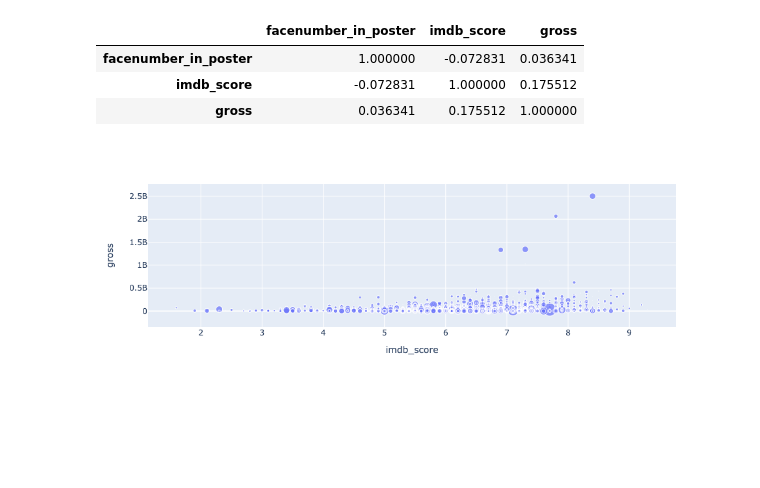
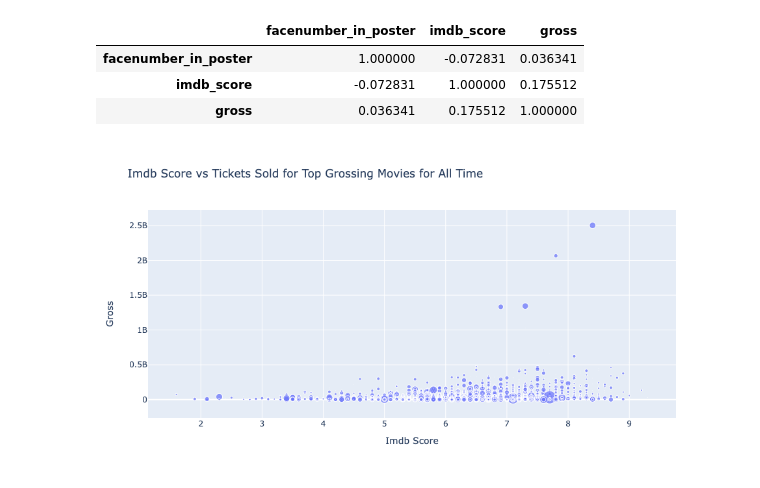
Before and after one commit to williar01/Hollywood---Project, a Jupyter notebook: Hollywood Tyler/Tyleranalysis1.ipynb, the cells around one changed output. Cells and saved outputs as stored; diff of their text form; code cells hidden in the pictures; blank space fills up the shorter version.

```diff
--- a/Hollywood Tyler/Tyleranalysis1.ipynb
+++ b/Hollywood Tyler/Tyleranalysis1.ipynb
@@ -100,8 +101,9 @@ all_movies_faces.corr() #for overall, all movies, multiple countries
 | gross | 0.036341 | 0.175512 | 1.000000 |
 # %%
 fig2 = px.scatter(
-  all_movies_faces, x='imdb_score', y='gross', size = 'facenumber_in_poster'
+  all_movies_faces, x='imdb_score', y='gross', size = 'facenumber_in_poster', height = 500,
+    title = 'Imdb Score vs Tickets Sold for Top Grossing Movies for All Time', labels = { 'imdb_score':'Imdb Score', 'gross': 'Gross'}
 )
 fig2
 # %% [output]
-[figure, old version]
+[figure, new version]
```
Also changed, not shown: parts of 1 cell of this notebook, 5 other files.
